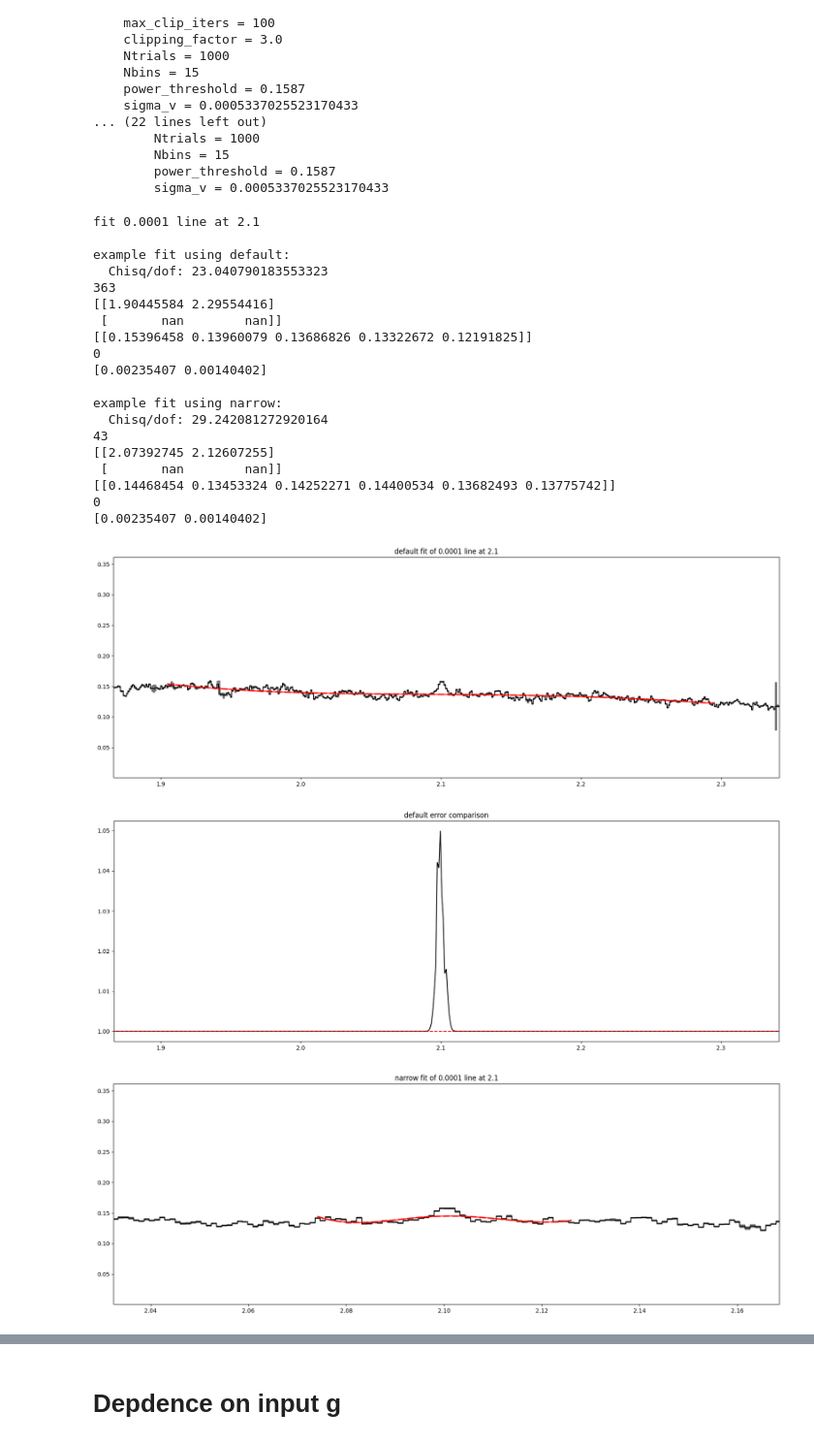
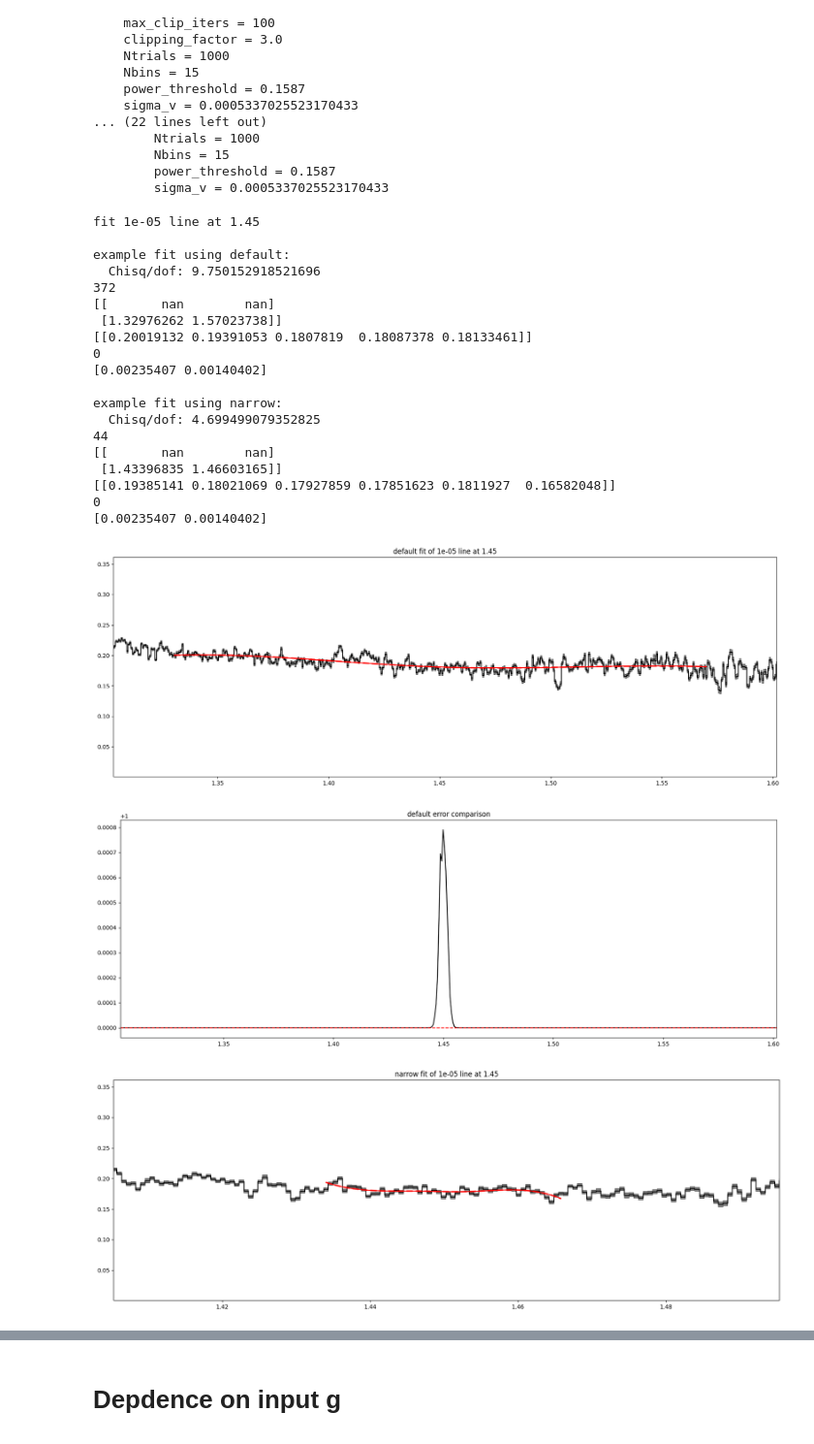
Before and after one commit to rjanish/JWST-DMdecay, a Jupyter notebook: mc.ipynb, the cells around one changed output, grey strips where cells are left out. Shown: that part at 97% size. Cells and saved outputs as stored; diff of their text form; code cells hidden in the pictures.

```diff
--- a/mc.ipynb
+++ b/mc.ipynb
@@ -174,8 +174,9 @@ linsearch configs used in v1:
         power_threshold = 0.1587
         sigma_v = 0.0005337025523170433
 # %%
-decayrate = 1e-4 #6e-4 #1e-4
-lam0 = 2.1 # 1.45 2.8
+testing = np.array([[1.45, 2.1, 2.8],
+                    [1e-5, 1e-4, 1e-4]])
+lam0, decayrate = testing[:, 0]
 print(f"fit {decayrate} line at {lam0}\n")
 
 for name, setup in setups.items():
@@ -199,44 +200,44 @@ for name, setup in setups.items():
 
     fig, ax = plt.subplots(figsize=(21, 7))
     new_specset.plot(ax=ax, error_band=0.5, color='black', alpha=1)
     model = searcher.spline_plus_line_model(eg_knot_vals, eg_decayrate,
                                             searcher.lams_to_fit)
     model_continuum_only = searcher.spline_plus_line_model(eg_knot_vals, 0,
                                                         searcher.lams_to_fit)
     for i_model, i_specs in enumerate(searcher.to_fit):
         ax.plot(searcher.lams_to_fit[i_specs], model[i_model], color="red")
         ax.plot(searcher.lams_to_fit[i_specs], model_continuum_only[i_model],
                 color="red", alpha=0.6, linewidth=3, linestyle='dashed')
     ax.set_xlim(*searcher.get_plot_limits(margin=0.02))
     ax.set_title(F"{name} fit of {decayrate} line at {lam0}")
 
     fig, ax = plt.subplots(figsize=(21, 7))
     for i in range(new_specset.N_specs):
         ax.plot(base_specset.lam[i],
                 new_specset.error[i]/base_specset.error[i], color='black')
     ax.axhline(1, color='red', linestyle='dashed')
     ax.set_xlim(*searcher.get_plot_limits(margin=0.02))
     ax.set_title(F"{name} error comparison")
 # %% [output]
-fit 0.0001 line at 2.1
+fit 1e-05 line at 1.45
 
 example fit using default:
-  Chisq/dof: 23.040790183553323
-363
-[[1.90445584 2.29554416]
- [       nan        nan]]
-[[0.15396458 0.13960079 0.13686826 0.13322672 0.12191825]]
+  Chisq/dof: 9.750152918521696
+372
+[[       nan        nan]
+ [1.32976262 1.57023738]]
+[[0.20019132 0.19391053 0.1807819  0.18087378 0.18133461]]
 0
 [0.00235407 0.00140402]
 
 example fit using narrow:
-  Chisq/dof: 29.242081272920164
-43
-[[2.07392745 2.12607255]
- [       nan        nan]]
-[[0.14468454 0.13453324 0.14252271 0.14400534 0.13682493 0.13775742]]
+  Chisq/dof: 4.699499079352825
+44
+[[       nan        nan]
+ [1.43396835 1.46603165]]
+[[0.19385141 0.18021069 0.17927859 0.17851623 0.1811927  0.16582048]]
 0
 [0.00235407 0.00140402]
-[figure, old version]
+[figure, new version]
-[figure, old version]
+[figure, new version]
-[figure, old version]
+[figure, new version]
```
Also changed, not shown: parts of 9 cells of this notebook, 1 other file.
